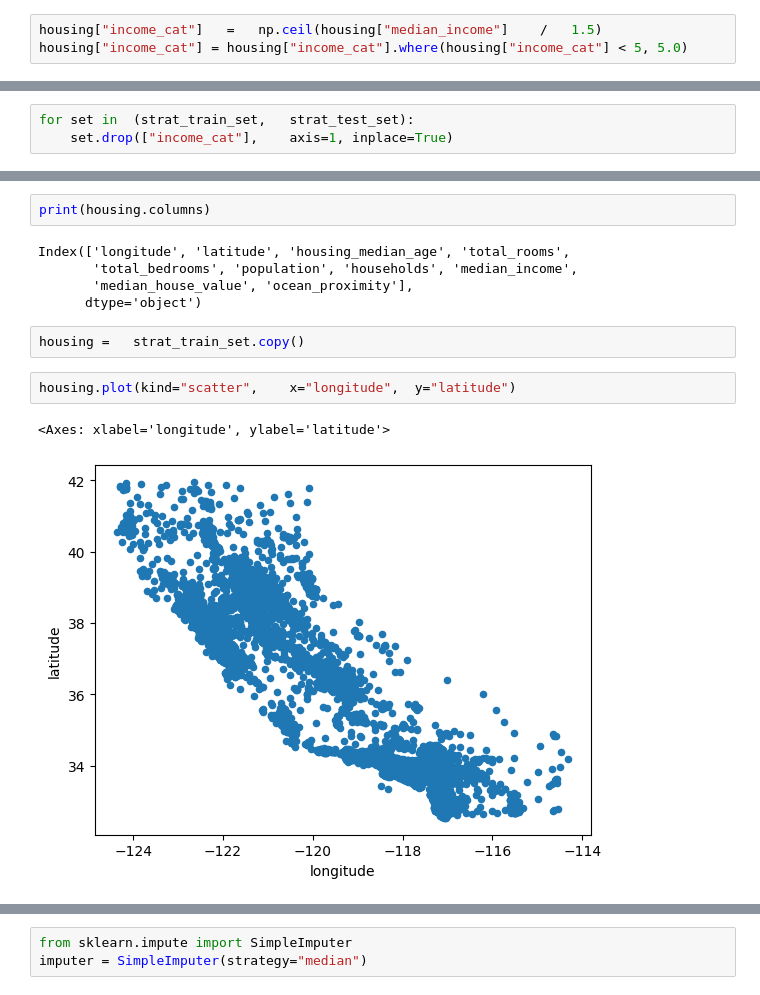
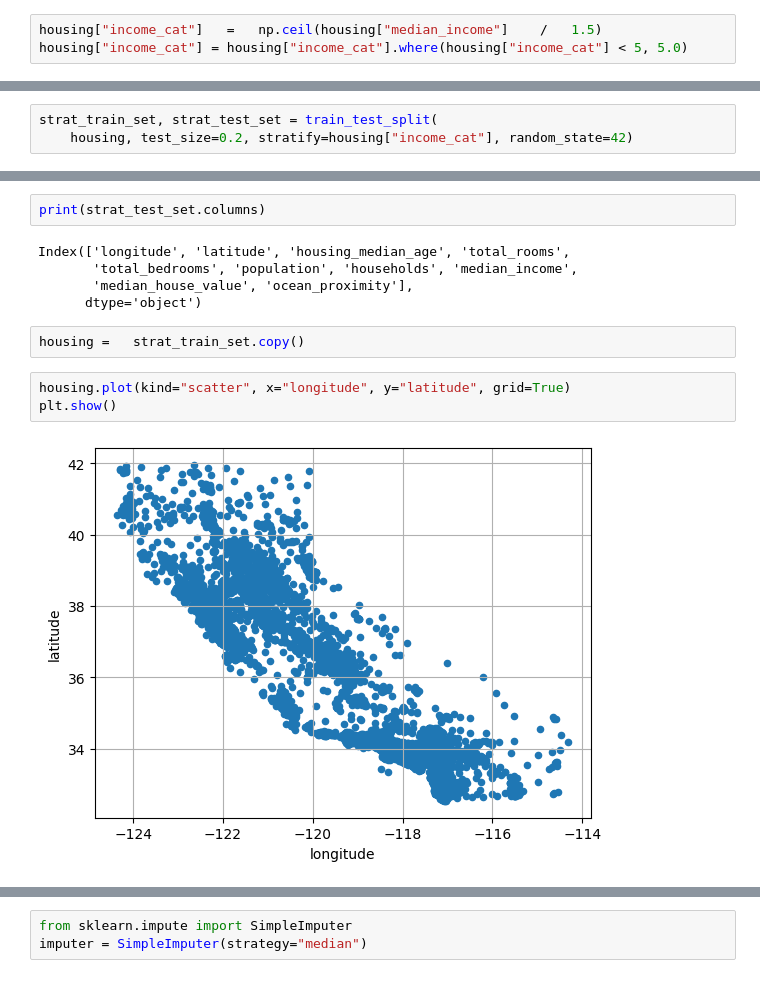
Before and after one commit to TalhaUsman5/Country-HDI-Prediction, a Jupyter notebook: House Price Prediction.ipynb, the cells around one changed output, grey strips where cells are left out. Drawn from its saved outputs; the diff is of its cells as text.

```diff
--- a/House Price Prediction.ipynb
+++ b/House Price Prediction.ipynb
@@ -132,4 +129,4 @@ Name: count, dtype: float64
 # %%
-for	set	in	(strat_train_set,	strat_test_set):
-    set.drop(["income_cat"],	axis=1,	inplace=True)
+strat_train_set, strat_test_set = train_test_split(
+    housing, test_size=0.2, stratify=housing["income_cat"], random_state=42)
 # %%
@@ -169,5 +145,5 @@ Index(['longitude', 'latitude', 'housing_median_age', 'total_rooms',
 # %%
-print(housing.columns)
+print(strat_test_set.columns)
 # %% [output]
 Index(['longitude', 'latitude', 'housing_median_age', 'total_rooms',
        'total_bedrooms', 'population', 'households', 'median_income',
@@ -176,8 +152,8 @@ Index(['longitude', 'latitude', 'housing_median_age', 'total_rooms',
 # %%
 housing	=	strat_train_set.copy()
 # %%
-housing.plot(kind="scatter",	x="longitude",	y="latitude")
+housing.plot(kind="scatter", x="longitude", y="latitude", grid=True)
+plt.show()
 # %% [output]
-<Axes: xlabel='longitude', ylabel='latitude'>
-[figure, old version]
+[figure, new version]
 # %%
```
Also changed, not shown: parts of 84 cells of this notebook.
